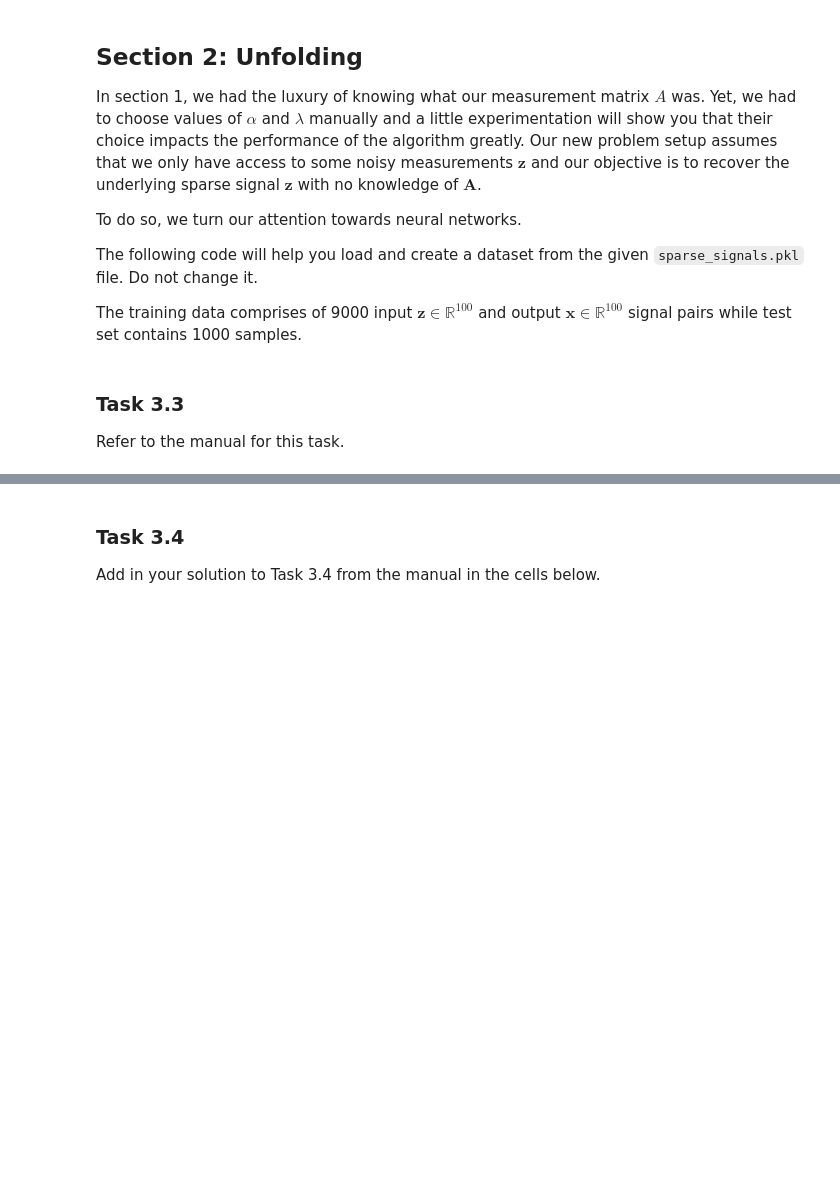
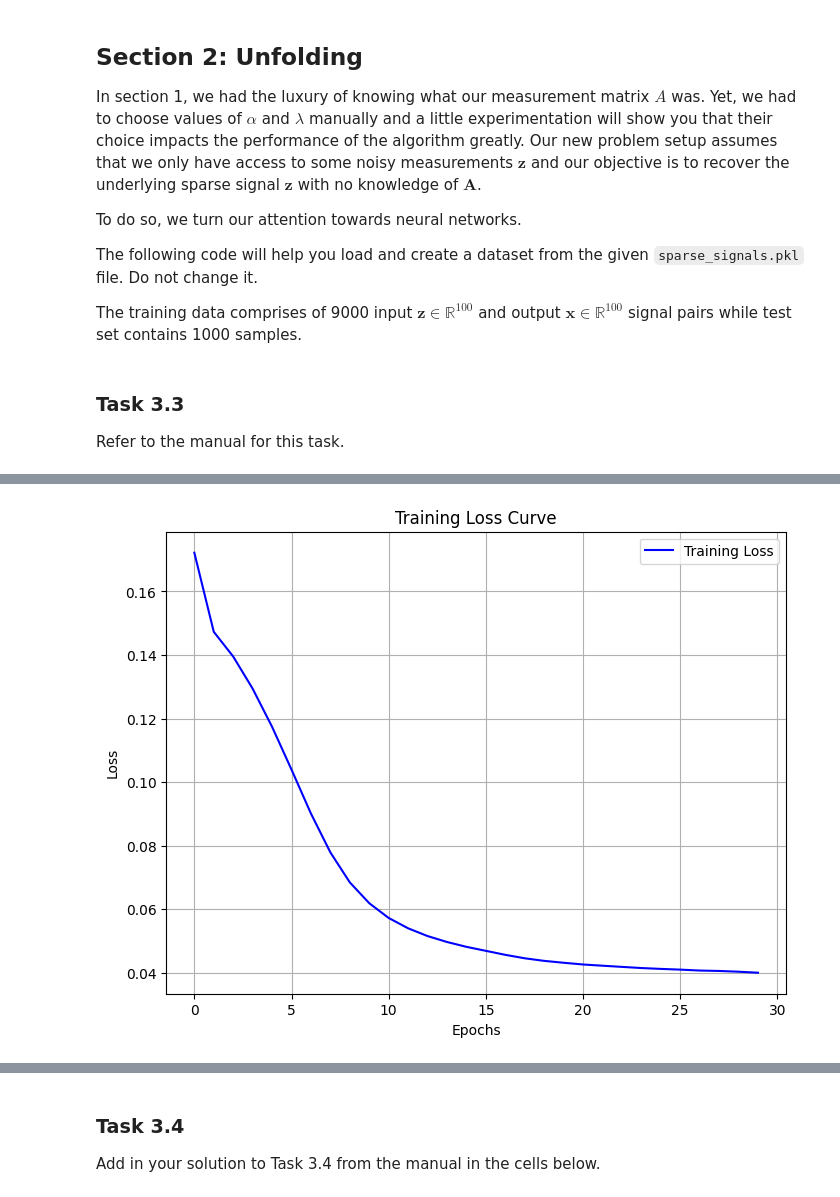
Before and after one commit to Jawamegamind/PA2-Deep-Unfolding-Unrolling, a Jupyter notebook: ATML Assignment 2.ipynb, the cells around one changed output, grey strips where cells are left out. Cells and saved outputs as stored; diff of their text form; code cells hidden in the pictures; blank space fills up the shorter version.

```diff
--- a/ATML Assignment 2.ipynb
+++ b/ATML Assignment 2.ipynb
@@ -956,6 +1016,7 @@ def visualize(model, test_loader, num_samples, configs):
 
 def train(model, train_loader, loss_fn, optimizer, configs):
   model.train()
+  loss_history = []  # To store loss for each epoch
   for epoch in range(configs["epochs"]):
     running_loss = 0.0
     for x, y in train_loader:
@@ -967,7 +1028,18 @@ def train(model, train_loader, loss_fn, optimizer, configs):
       optimizer.step()
       running_loss += loss.item() * y.size(0)
     epoch_loss = running_loss / len(train_loader.dataset)
+    loss_history.append(epoch_loss)  # Append the epoch loss to the history
     print(f"Epoch: [{epoch+1}/{configs['epochs']}], Loss: {epoch_loss:.4f}")
+
+  # Plot the training loss curve
+  plt.figure(figsize=(8, 6))
+  plt.plot(loss_history, label='Training Loss', color='blue')
+  plt.xlabel('Epochs')
+  plt.ylabel('Loss')
+  plt.title('Training Loss Curve')
+  plt.legend()
+  plt.grid(True)
+  plt.show()
 
 def evaluate(model, test_loader, loss_fn, configs, tol=1e-6):
   model.eval()
@@ -1030,0 +1170,71 @@ _ = visualize(model_unfolded, test_loader, 3, configs_unfolded)
+# %%
+import torch
+import torch.nn as nn
+import torch.optim as optim
+from tabulate import tabulate
+
+# Experiment configurations: all combinations of depth, optimizer, and learning rate
+experiment_configs = [
+    {"depth": [256, 256], "optimizer": "Adam", "lr": 1e-4},
+    {"depth": [256, 256], "optimizer": "SGD", "lr": 1e-4},
+    {"depth": [256, 256], "optimizer": "Adam", "lr": 1e-3},
+    {"depth": [256, 256], "optimizer": "SGD", "lr": 1e-3},
+    {"depth": [512, 512], "optimizer": "Adam", "lr": 1e-4},
+    {"depth": [512, 512], "optimizer": "SGD", "lr": 1e-4},
+    {"depth": [512, 512], "optimizer": "Adam", "lr": 1e-3},
+    {"depth": [512, 512], "optimizer": "SGD", "lr": 1e-3},
+    {"depth": [256, 512], "optimizer": "Adam", "lr": 1e-4},
+    {"depth": [256, 512], "optimizer": "SGD", "lr": 1e-4},
+    {"depth": [512, 512, 512], "optimizer": "Adam", "lr": 1e-4},
+    {"depth": [512, 512, 512], "optimizer": "SGD", "lr": 1e-4}
+]
+
+# Initialize a table to store results
+results_table = []
+
+# Function to train the model and track results
+def train_and_evaluate(config):
+    # Model configuration
+    configs_unfolded = {
+        "input_dim": 100,
+        "hidden_dims": config["depth"],  # Varying depth
+        "output_dim": 100,
+        "lr": config["lr"],
+        "epochs": 30,
+        "batch_size": 32,
+        "device": "cuda" if torch.cuda.is_available() else "cpu"
+    }
+
+    # Create the model
+    model_unfolded = UnfoldedNN(configs_unfolded).to(configs_unfolded["device"])
+
+    # Select optimizer
+    if config["optimizer"] == "Adam":
+        optimizer = optim.Adam(model_unfolded.parameters(), lr=configs_unfolded["lr"])
+    elif config["optimizer"] == "SGD":
+        optimizer = optim.SGD(model_unfolded.parameters(), lr=configs_unfolded["lr"], momentum=0.9)
+
+    # Loss function
+    L1 = nn.L1Loss()
+
+    # Train the model
+    train(model=model_unfolded, train_loader=train_loader, loss_fn=L1, optimizer=optimizer, configs=configs_unfolded)
+
+    # Evaluate the model
+    avg_eval_loss, avg_eval_sparsity = evaluate(model_unfolded, test_loader, L1, configs_unfolded)
+
+    # Store the results
+    return avg_eval_loss, avg_eval_sparsity
+
+# Run all experiments
+for config in experiment_configs:
+    print(f"Running experiment with depth: {config['depth']}, optimizer: {config['optimizer']}, learning rate: {config['lr']}")
+    avg_loss, avg_sparsity = train_and_evaluate(config)
+    results_table.append([config["depth"], config["optimizer"], config["lr"], avg_loss, avg_sparsity])
+
+# Define the headers for the table
+headers = ["Depth", "Optimizer", "Learning Rate", "Average Test Loss", "Average Sparsity"]
+
+# Print the table using tabulate
+print(tabulate(results_table, headers=headers, tablefmt="fancy_grid"))
+# %% [output]
@@ -1030,0 +1258 @@ _ = visualize(model_unfolded, test_loader, 3, configs_unfolded)
+[figure, added]
```
Also changed, not shown: parts of 22 cells of this notebook, 1 other file.
